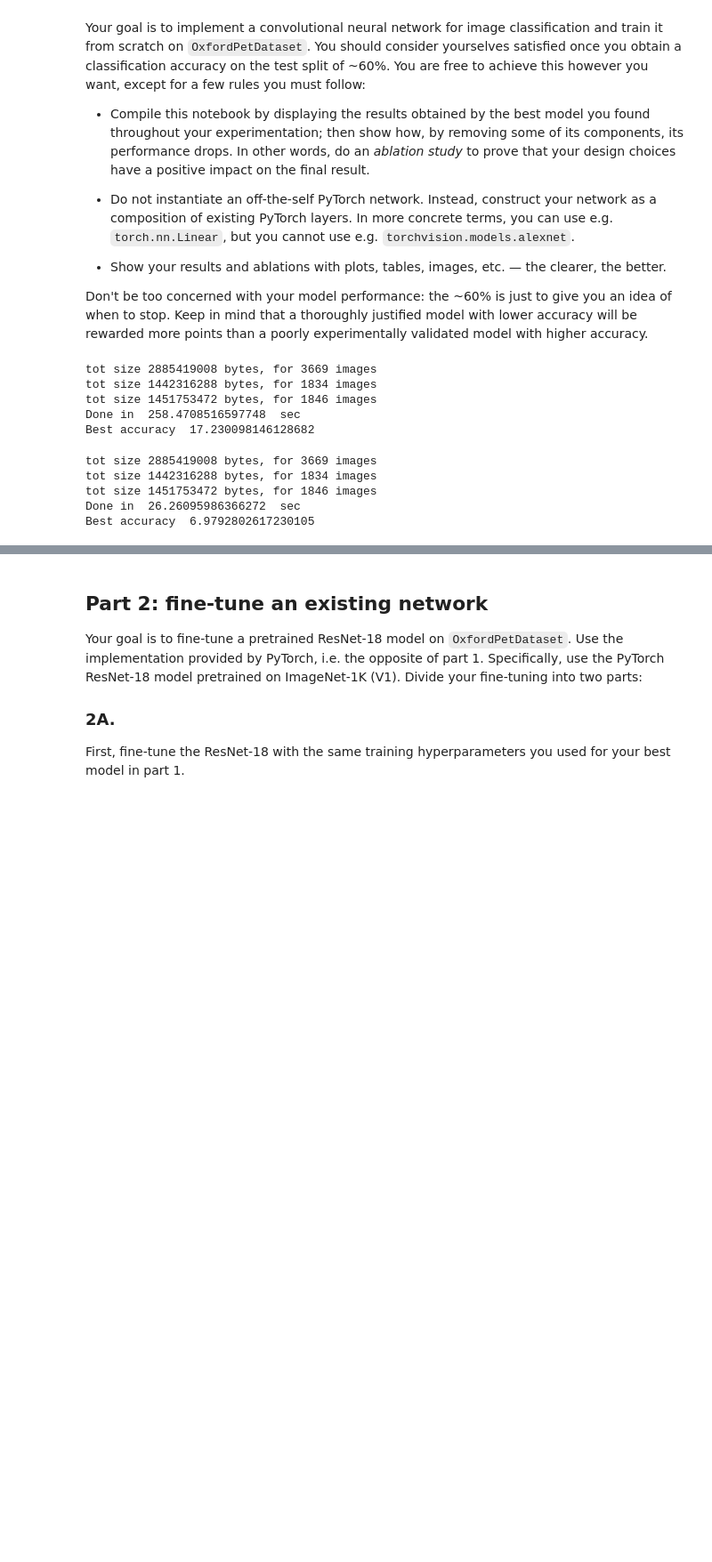
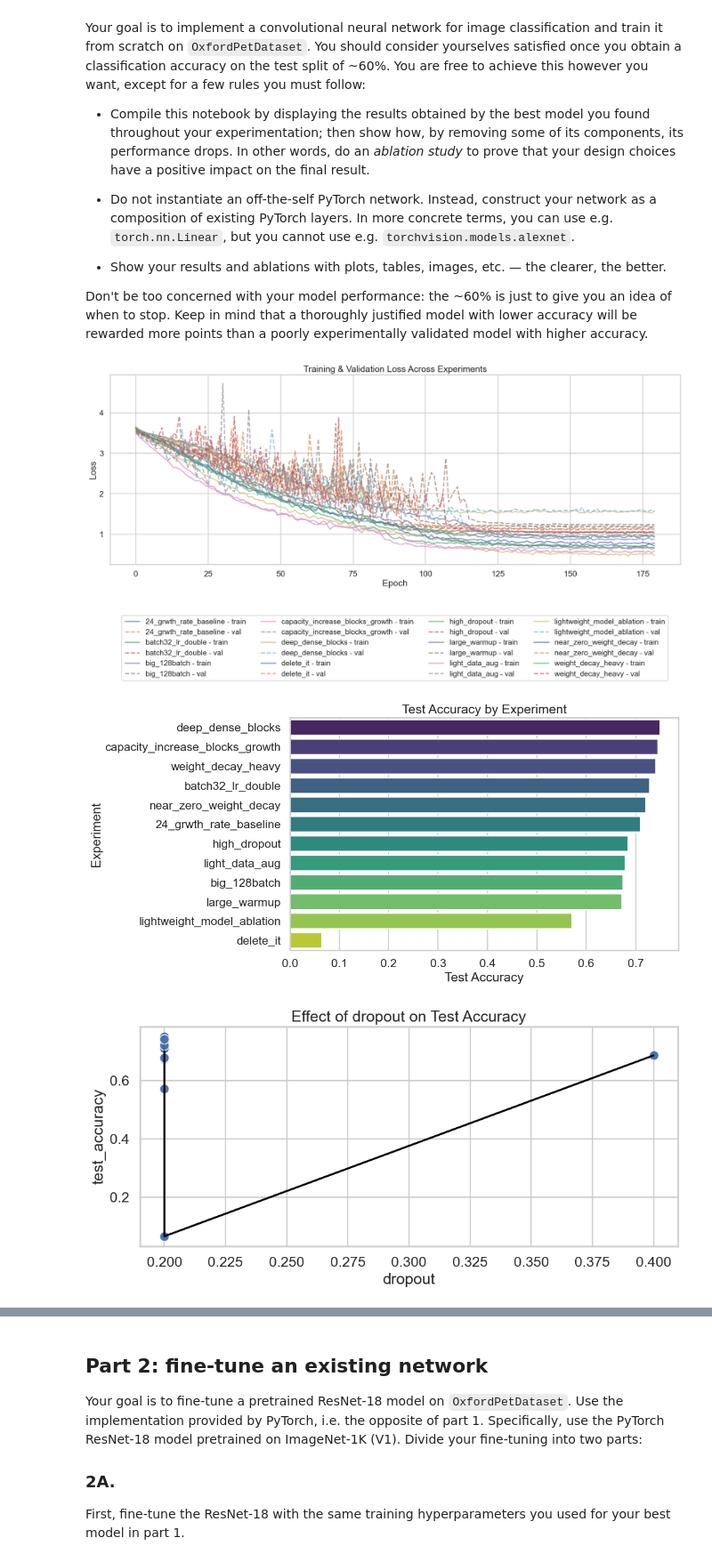
Before and after one commit to andreeado/ipcv, a Jupyter notebook: assigment_2_final.ipynb, the cells around one changed output, grey strips where cells are left out. Shown at 89% size. Drawn from its saved outputs; the diff is of its cells as text; code cells hidden in the pictures; blank space fills up the shorter version.

Commit message:
Almost final version Assigment 2. STILL TODO: comment on the results and graphs presented in the notebook

```diff
--- a/assigment_2_final.ipynb
+++ b/assigment_2_final.ipynb
@@ -610,19 +608,9 @@ total_results = []
 timestamp = datetime.now().strftime("%Y%m%d_%H%M%S")
 
 ### Actual run of the experiments
-for par in parameters_base:
-    total_results.append(run_experiment(par))
-    # update partial results after each experiment
-    df_combined = pd.concat(total_results, ignore_index=True)
-    df_combined.to_csv(f"./results_{timestamp}.csv")
+if not Path("./results.csv").exists():
+    for par in parameters_base:
+        total_results.append(run_experiment(par))
+        # update partial results after each experiment
+        df_combined = pd.concat(total_results, ignore_index=True)
+        df_combined.to_csv(f"./results.csv")
-# %% [output]
-tot size 2885419008 bytes, for 3669 images
-tot size 1442316288 bytes, for 1834 images
-tot size 1451753472 bytes, for 1846 images
-Done in  258.4708516597748  sec
-Best accuracy  17.230098146128682
-tot size 2885419008 bytes, for 3669 images
-tot size 1442316288 bytes, for 1834 images
-tot size 1451753472 bytes, for 1846 images
-Done in  26.26095986366272  sec
-Best accuracy  6.9792802617230105
@@ -628,0 +767,15 @@ Best accuracy  6.9792802617230105
+# %%
+
+plot_loss_curves(custom_net_df)
+plot_test_accuracy(custom_net_df)
+plot_hyperparam_performance(custom_net_df, "dropout")
+plot_hyperparam_performance(custom_net_df, "growth_rate")
+plot_correlation_heatmap(custom_net_df)
+compare_by_feature(custom_net_df, "dropout")
+plot_efficiency(custom_net_df)
+grid_compare(custom_net_df, x="dropout", y="growth_rate")
+plot_training_time(custom_net_df)
+# %% [output]
+[figure, added]
+[figure, added]
+[figure, added]
```
Also changed, not shown: parts of 10 cells of this notebook, 6 other files.
